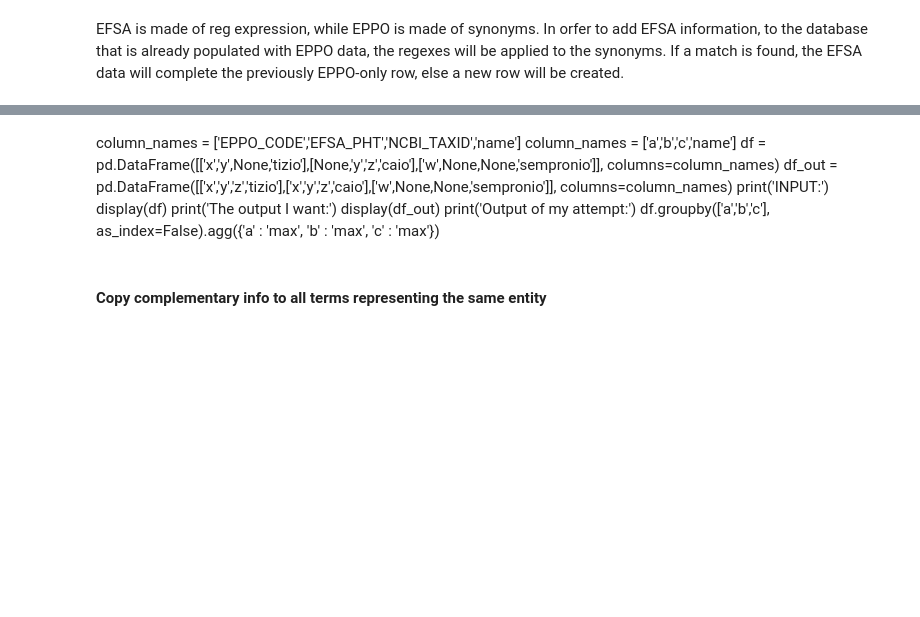
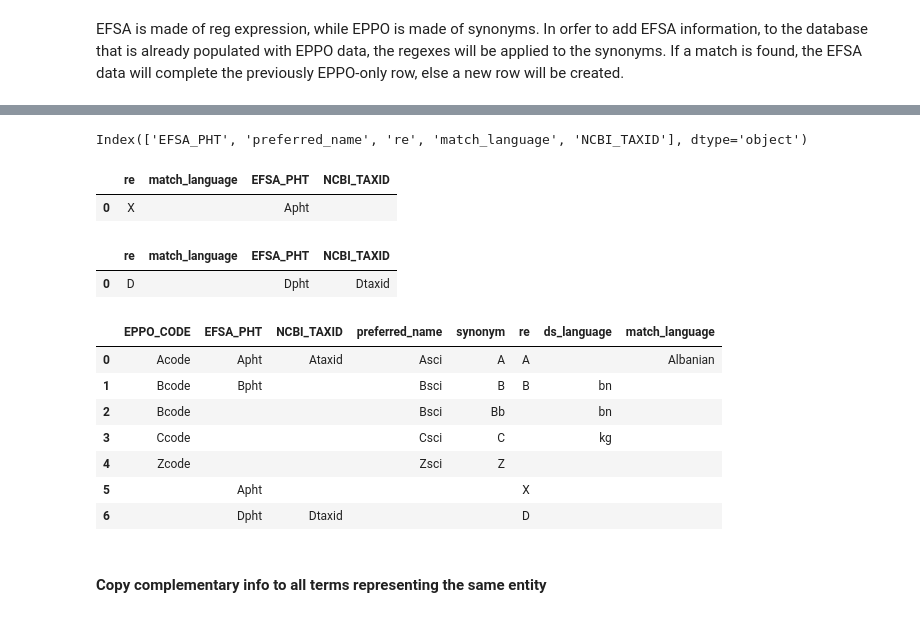
Before and after one commit to e-lubrini/quarantine-organisms-kr-nlp, a Jupyter notebook: lexical_resources/main.ipynb, the cells around one changed output, grey strips where cells are left out. Drawn from its saved outputs; the diff is of its cells as text; code cells hidden in the pictures; blank space fills up the shorter version.

```diff
--- a/lexical_resources/main.ipynb
+++ b/lexical_resources/main.ipynb
@@ -492,13 +358,67 @@ len(final_db)
-# %% [markdown]
-column_names = ['EPPO_CODE','EFSA_PHT','NCBI_TAXID','name']
-column_names = ['a','b','c','name']
-df = pd.DataFrame([['x','y',None,'tizio'],[None,'y','z','caio'],['w',None,None,'sempronio']], columns=column_names)
-df_out = pd.DataFrame([['x','y','z','tizio'],['x','y','z','caio'],['w',None,None,'sempronio']], columns=column_names)
-print('INPUT:')
-display(df)
-print('The output I want:')
-display(df_out)
-print('Output of my attempt:')
-df.groupby(['a','b','c'], as_index=False).agg({'a' : 'max', 'b' : 'max', 'c' : 'max'})
+# %%
+prep_efsa_db.keys()
+# %% [output]
+Index(['EFSA_PHT', 'preferred_name', 're', 'match_language', 'NCBI_TAXID'], dtype='object')
+# %%
+## loop over regexes in EFSA db
+for prep_efsa_db_i in tqdm(range(len(prep_efsa_db))):
+    match_found = False
+
+    pattern = prep_efsa_db['re'][prep_efsa_db_i]
+    taxid = prep_efsa_db['NCBI_TAXID'][prep_efsa_db_i]
+    efsa_pht = prep_efsa_db['EFSA_PHT'][prep_efsa_db_i]
+    match_lang =  prep_efsa_db['match_language'][prep_efsa_db_i]
+    #synonym = prep_efsa_db['synonym'][prep_efsa_db_i]
+
+    ## iterate over final db rows
+    for eppo_efsa_final_db_i in range(len(eppo_efsa_final_db)):
+        # info to be matched
+        eppo_synonym = eppo_efsa_final_db['synonym'][eppo_efsa_final_db_i]
+        eppo_taxid = eppo_efsa_final_db['NCBI_TAXID'][eppo_efsa_final_db_i]
+        eppo_sci_name = eppo_efsa_final_db['preferred_name'][eppo_efsa_final_db_i]
+
+        ## matching conditions
+        #match_1 = eppo_synonym and eppo_synonym == synonym
+        match_2= re.fullmatch(str(pattern), str(eppo_synonym))
+        match_3 = eppo_taxid and taxid == eppo_taxid
+
+        ## if re matches, add: re, efsa key, language, taxid
+        sci_name = prep_efsa_db['preferred_name'][prep_efsa_db_i]
+
+        ## check it's the same entity first
+        #if eppo_sci_name == sci_name:
+        if match_2 or match_3:
+
+            # assign info to matching row
+            eppo_efsa_final_db['re'][eppo_efsa_final_db_i] = pattern
+            eppo_efsa_final_db['EFSA_PHT'][eppo_efsa_final_db_i] = prep_efsa_db['EFSA_PHT'][prep_efsa_db_i]
+            eppo_efsa_final_db['match_language'][eppo_efsa_final_db_i] = match_lang
+
+            eppo_efsa_final_db['NCBI_TAXID'][eppo_efsa_final_db_i] = max(taxid, eppo_taxid)
+            eppo_efsa_final_db['synonym'][eppo_efsa_final_db_i] = eppo_synonym
+            match_found = True
+
+    ## else, if no matches, add new line = re, syn, key, language, taxid
+    if not match_found:
+        pattern = prep_efsa_db['re'][prep_efsa_db_i]
+
+        new_efsa_row = pd.DataFrame([[pattern, match_lang, efsa_pht, taxid]], columns=['re', 'match_language', 'EFSA_PHT', 'NCBI_TAXID'])
+        display(new_efsa_row)
+        eppo_efsa_final_db = pd.concat([eppo_efsa_final_db, new_efsa_row], ignore_index=True).fillna('')
+
+eppo_efsa_final_db.head(10)
+# %% [output]
+|  | re | match_language | EFSA_PHT | NCBI_TAXID |
+| 0 | X |  | Apht |  |
+|  | re | match_language | EFSA_PHT | NCBI_TAXID |
+| 0 | D |  | Dpht | Dtaxid |
+|  | EPPO_CODE | EFSA_PHT | NCBI_TAXID | preferred_name | synonym | re | ds_language | match_language |
+| 0 | Acode | Apht | Ataxid | Asci | A | A |  | Albanian |
+| 1 | Bcode | Bpht |  | Bsci | B | B | bn |  |
+| 2 | Bcode |  |  | Bsci | Bb |  | bn |  |
+| 3 | Ccode |  |  | Csci | C |  | kg |  |
+| 4 | Zcode |  |  | Zsci | Z |  |  |  |
+| 5 |  | Apht |  |  |  | X |  |  |
+| 6 |  | Dpht | Dtaxid |  |  | D |  |  |
 # %% [markdown]
 #### Copy complementary info to all terms representing the same entity
```
Also changed, not shown: parts of 42 cells of this notebook.
